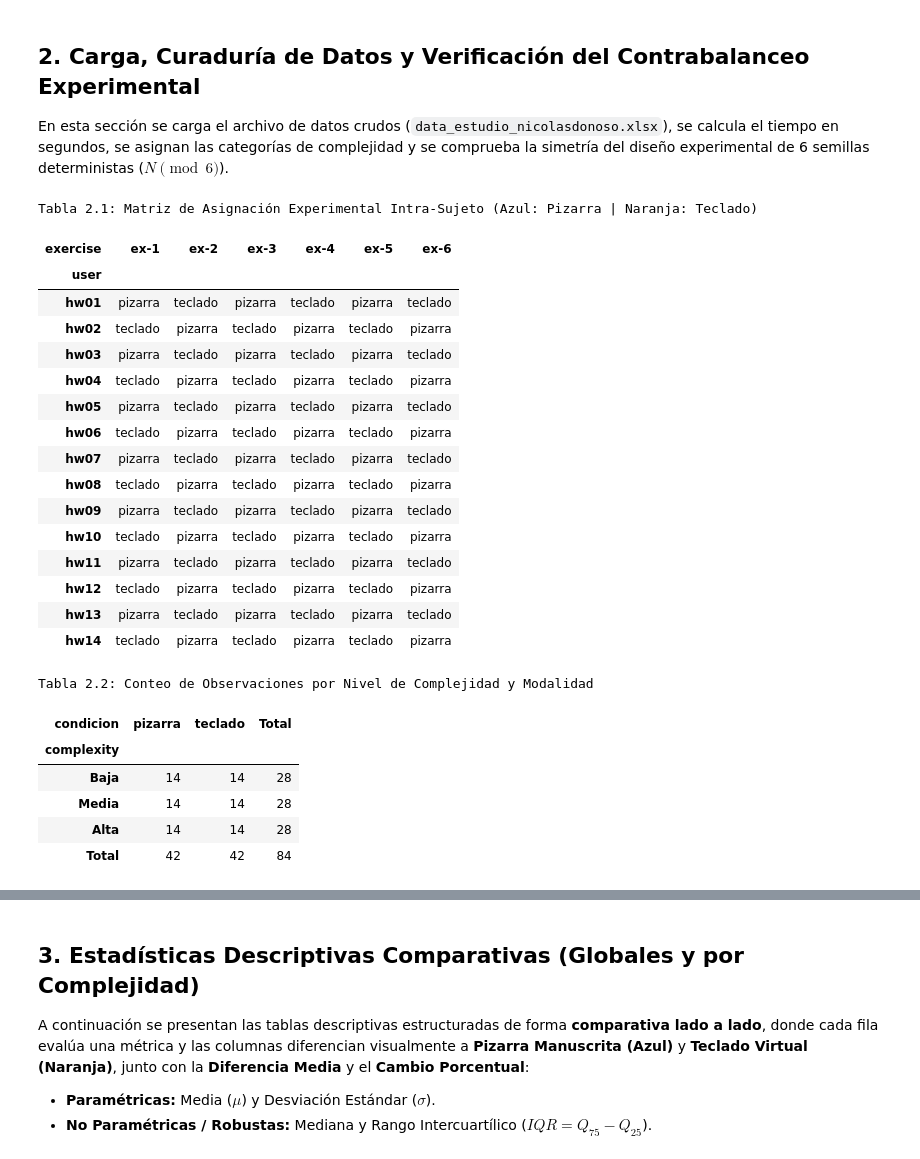
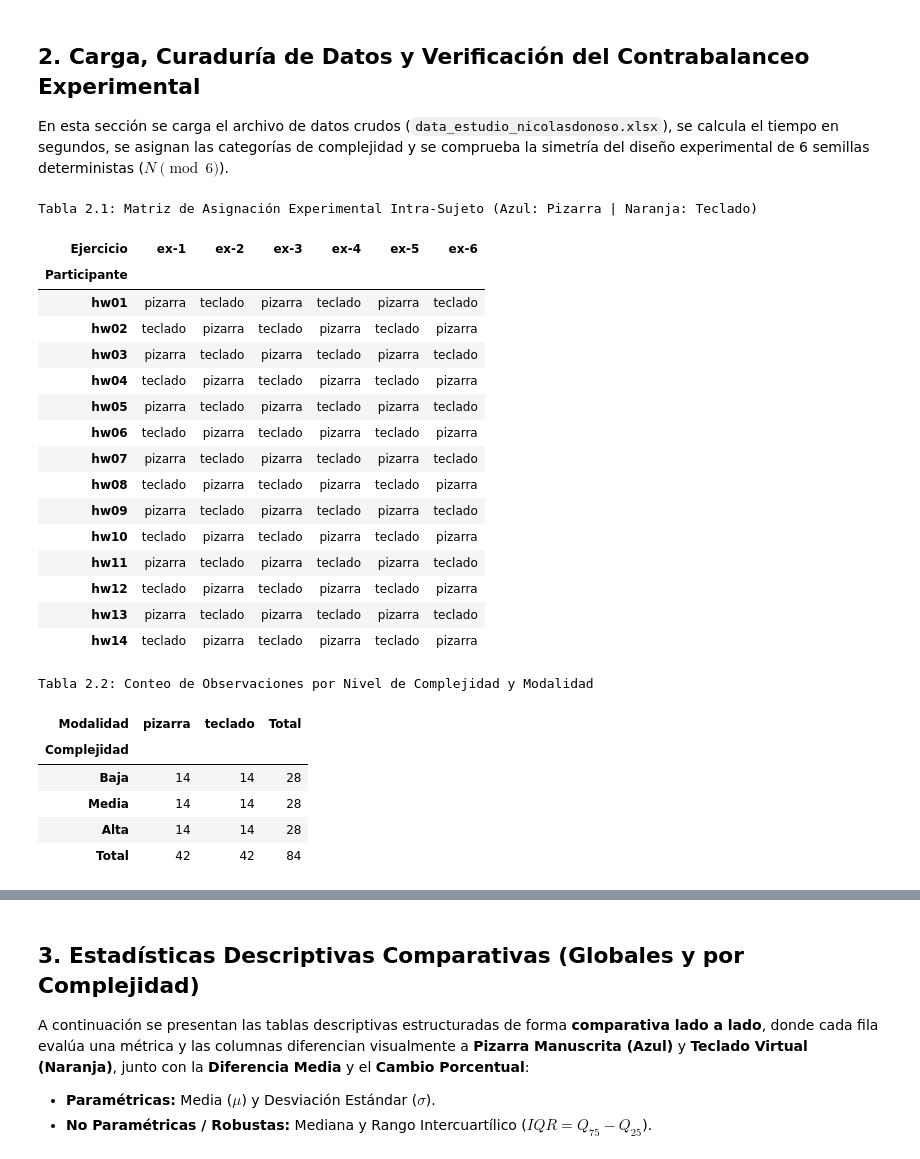
Before and after one commit to NyRoo12/analisis_datos_estudiantes, a Jupyter notebook: analisis_resultados_estudio.ipynb, the cells around one changed output, grey strips where cells are left out. Cells and saved outputs as stored; diff of their text form; code cells hidden in the pictures.

Commit message:
feat : Mejorar tablas

```diff
--- a/analisis_resultados_estudio.ipynb
+++ b/analisis_resultados_estudio.ipynb
@@ -67,11 +67,27 @@ COLOR_TECLADO = '#ff7f0e'   # Naranja teclado virtual
 PALETTE_COND = {'pizarra': COLOR_PIZARRA, 'teclado': COLOR_TECLADO}
 PALETTE_LABELS = {'Pizarra Manuscrita (OCR)': COLOR_PIZARRA, 'Teclado Virtual': COLOR_TECLADO}
 
-# Estilos CSS reutilizables para colorear tablas
-STYLE_PIZARRA = 'background-color: #ebf5fc; color: #0b3c60; font-weight: 500;'
-STYLE_TECLADO = 'background-color: #fff4eb; color: #8a3800; font-weight: 500;'
-STYLE_DELTA = 'background-color: #f7f9fa; color: #111111; font-weight: bold;'
-STYLE_HEADER = 'font-weight: bold; text-align: center;'
+# Reglas de estilo CSS universales para alinear y centrar títulos y encabezados de tablas
+CSS_TABLA_ACADEMICA = [
+    {'selector': 'caption', 'props': [
+        ('caption-side', 'top !important'),
+        ('text-align', 'center !important'),
+        ('font-size', '14px !important'),
+        ('font-weight', 'bold !important'),
+        ('padding', '12px 6px !important'),
+        ('color', '#111111 !important'),
+        ('letter-spacing', '0.3px !important'),
+        ('display', 'table-caption !important'),
+        ('width', '100% !important')
+    ]},
+    {'selector': 'th.col_heading', 'props': [('text-align', 'center !important'), ('font-weight', 'bold !important'), ('padding', '7px 8px !important'), ('border', '1px solid #c0c0c0 !important'), ('background-color', '#f8f9fa !important')]},
+    {'selector': 'th.col_heading.level0', 'props': [('text-align', 'center !important'), ('font-size', '13px !important'), ('font-weight', 'bold !important'), ('padding', '8px !important'), ('border', '1px solid #b0b0b0 !important')]},
+    {'selector': 'th.col_heading.level1', 'props': [('text-align', 'center !important'), ('font-size', '12px !important'), ('font-weight', 'bold !important'), ('padding', '6px !important'), ('border', '1px solid #c0c0c0 !important')]},
+    {'selector': 'th.row_heading', 'props': [('text-align', 'left !important'), ('font-weight', 'bold !important'), ('padding', '6px 10px !important'), ('border', '1px solid #d0d0d0 !important'), ('background-color', '#ffffff !important')]},
+    {'selector': 'th.index_name', 'props': [('text-align', 'center !important'), ('font-weight', 'bold !important'), ('padding', '6px !important'), ('border', '1px solid #c0c0c0 !important'), ('background-color', '#f1f3f4 !important')]},
+    {'selector': 'td', 'props': [('text-align', 'center !important'), ('padding', '6px 8px !important'), ('border', '1px solid #e0e0e0 !important'), ('font-size', '12.5px !important')]},
+    {'selector': 'table', 'props': [('border-collapse', 'collapse !important'), ('margin', '15px auto !important'), ('width', '100% !important'), ('box-shadow', '0 1px 3px rgba(0,0,0,0.05) !important')]}
+]
 
 print("Entorno de análisis, librerías científicas y configuración gráfica inicializados.")
 # %% [output]
@@ -92,38 +108,49 @@ complexity_map = {
     'ex-1': 'Baja',
     'ex-2': 'Baja',
     'ex-3': 'Media',
     'ex-4': 'Media',
     'ex-5': 'Alta',
     'ex-6': 'Alta'
 }
 df['complexity'] = df['exercise'].map(complexity_map)
 df['complexity'] = pd.Categorical(df['complexity'], categories=['Baja', 'Media', 'Alta'], ordered=True)
 
 # 4. Índice Global Raw NASA-TLX
 df['tlx_total'] = (df['effort'] + df['frustration'] + df['mentalDemand']) / 3.0
 
 # 5. Etiquetas descriptivas de condición
 df['condicion_label'] = df['condicion'].map({'pizarra': 'Pizarra Manuscrita (OCR)', 'teclado': 'Teclado Virtual'})
 
 # 6. Tabla 2.1: Matriz de Asignación Usuario x Ejercicio con Estilo por Condición
 matriz_asignacion = pd.crosstab(df['user'], df['exercise'], values=df['condicion'], aggfunc='first')
+matriz_asignacion.index.name = 'Participante'
+matriz_asignacion.columns.name = 'Ejercicio'
 
 def colorear_celda_modo(val):
     if val == 'pizarra':
         return 'background-color: #ebf5fc; color: #0b3c60; font-weight: bold; text-align: center;'
     elif val == 'teclado':
         return 'background-color: #fff4eb; color: #8a3800; font-weight: bold; text-align: center;'
-    return ''
+    return 'text-align: center;'
 
-display(matriz_asignacion.style.applymap(colorear_celda_modo).set_caption("Tabla 2.1: Matriz de Asignación Experimental Intra-Sujeto (Azul: Pizarra | Naranja: Teclado)"))
+styled_t21 = matriz_asignacion.style.applymap(colorear_celda_modo)
+styled_t21 = styled_t21.set_table_styles(CSS_TABLA_ACADEMICA)
+styled_t21 = styled_t21.set_caption("Tabla 2.1: Matriz de Asignación Experimental Intra-Sujeto (Azul: Pizarra | Naranja: Teclado)")
+display(styled_t21)
 
 # 7. Tabla 2.2: Verificación de Simetría por Complejidad y Condición
 tabla_simetria = pd.crosstab(df['complexity'], df['condicion'], margins=True, margins_name="Total")
-display(tabla_simetria.style.set_properties(**{'text-align': 'center'}).set_caption("Tabla 2.2: Conteo de Observaciones por Nivel de Complejidad y Modalidad"))
+tabla_simetria.index.name = 'Complejidad'
+tabla_simetria.columns.name = 'Modalidad'
+
+styled_t22 = tabla_simetria.style.set_properties(**{'text-align': 'center'})
+styled_t22 = styled_t22.set_table_styles(CSS_TABLA_ACADEMICA)
+styled_t22 = styled_t22.set_caption("Tabla 2.2: Conteo de Observaciones por Nivel de Complejidad y Modalidad")
+display(styled_t22)
 # %% [output]
 Tabla 2.1: Matriz de Asignación Experimental Intra-Sujeto (Azul: Pizarra | Naranja: Teclado)
-| exercise | ex-1 | ex-2 | ex-3 | ex-4 | ex-5 | ex-6 |
-| user |  |  |  |  |  |  |
+| Ejercicio | ex-1 | ex-2 | ex-3 | ex-4 | ex-5 | ex-6 |
+| Participante |  |  |  |  |  |  |
 | hw01 | pizarra | teclado | pizarra | teclado | pizarra | teclado |
 | hw02 | teclado | pizarra | teclado | pizarra | teclado | pizarra |
 | hw03 | pizarra | teclado | pizarra | teclado | pizarra | teclado |
@@ -139,8 +166,8 @@ Tabla 2.1: Matriz de Asignación Experimental Intra-Sujeto (Azul: Pizarra | Nara
 | hw13 | pizarra | teclado | pizarra | teclado | pizarra | teclado |
 | hw14 | teclado | pizarra | teclado | pizarra | teclado | pizarra |
 Tabla 2.2: Conteo de Observaciones por Nivel de Complejidad y Modalidad
-| condicion | pizarra | teclado | Total |
-| complexity |  |  |  |
+| Modalidad | pizarra | teclado | Total |
+| Complejidad |  |  |  |
 | Baja | 14 | 14 | 28 |
 | Media | 14 | 14 | 28 |
 | Alta | 14 | 14 | 28 |
```
Also changed, not shown: parts of 12 cells of this notebook.
